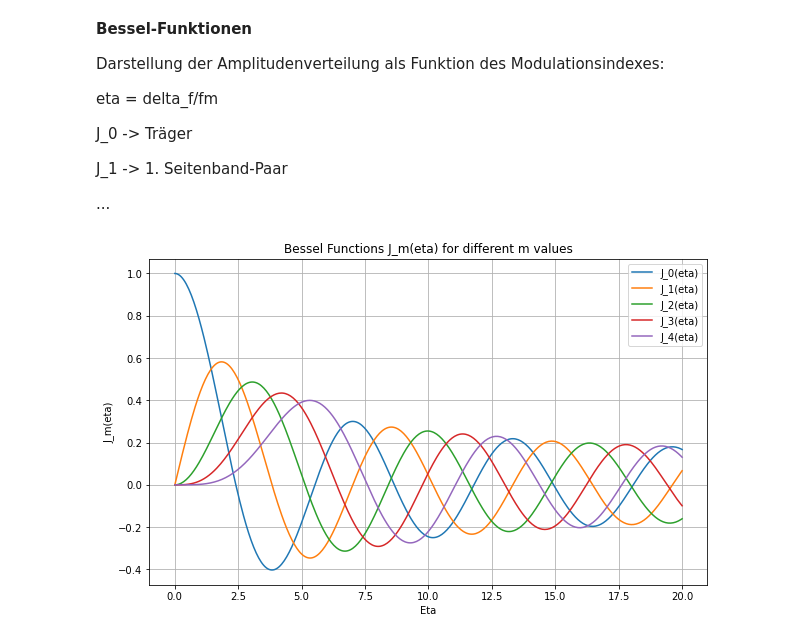
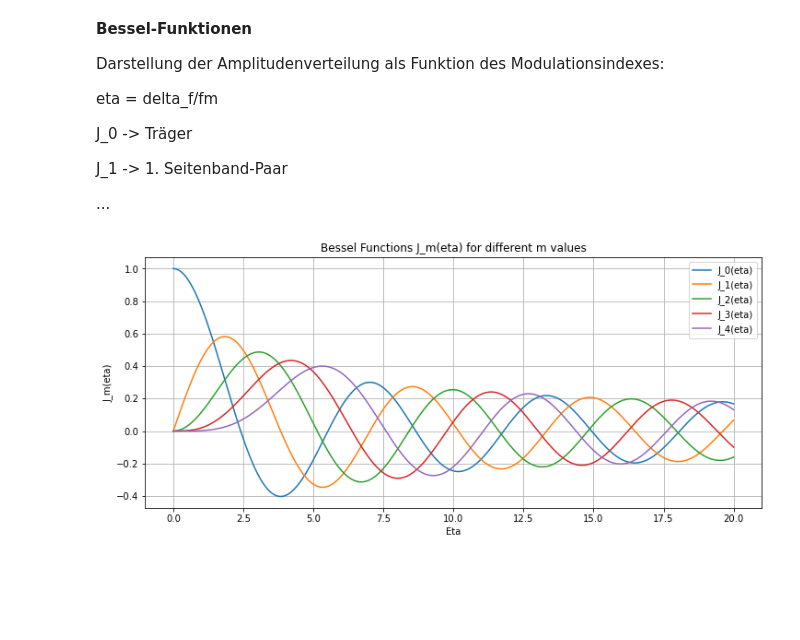
Before and after one commit to eneukirchner/jupyter-signal-simulations, a Jupyter notebook: fm.ipynb, the cells around one changed output. Saved outputs shown, nothing was run; the diff lists cells and outputs as text; code cells hidden in the pictures; blank space fills up the shorter version.

```diff
--- a/fm.ipynb
+++ b/fm.ipynb
@@ -68,19 +72,20 @@ J_1 -> 1. Seitenband-Paar
 # %%
 from scipy.special import jn
 eta = np.linspace(0, 20, 400)
 m_values = [0, 1, 2, 3, 4]  # Example orders of Bessel functions
 
 # Plot the Bessel functions for different m values
-plt.figure(figsize=(10, 6))
+plt.figure(figsize=(12, 5))
 
 for m in m_values:
     plt.plot(eta, jn(m, eta), label=f'J_{m}(eta)')
+
 
 plt.title('Bessel Functions J_m(eta) for different m values')
 plt.xlabel('Eta')
 plt.ylabel('J_m(eta)')
 plt.legend()
 plt.grid(True)
 plt.show()
 # %% [output]
-[figure, old version]
+[figure, new version]
```
Also changed, not shown: parts of 3 cells of this notebook.
